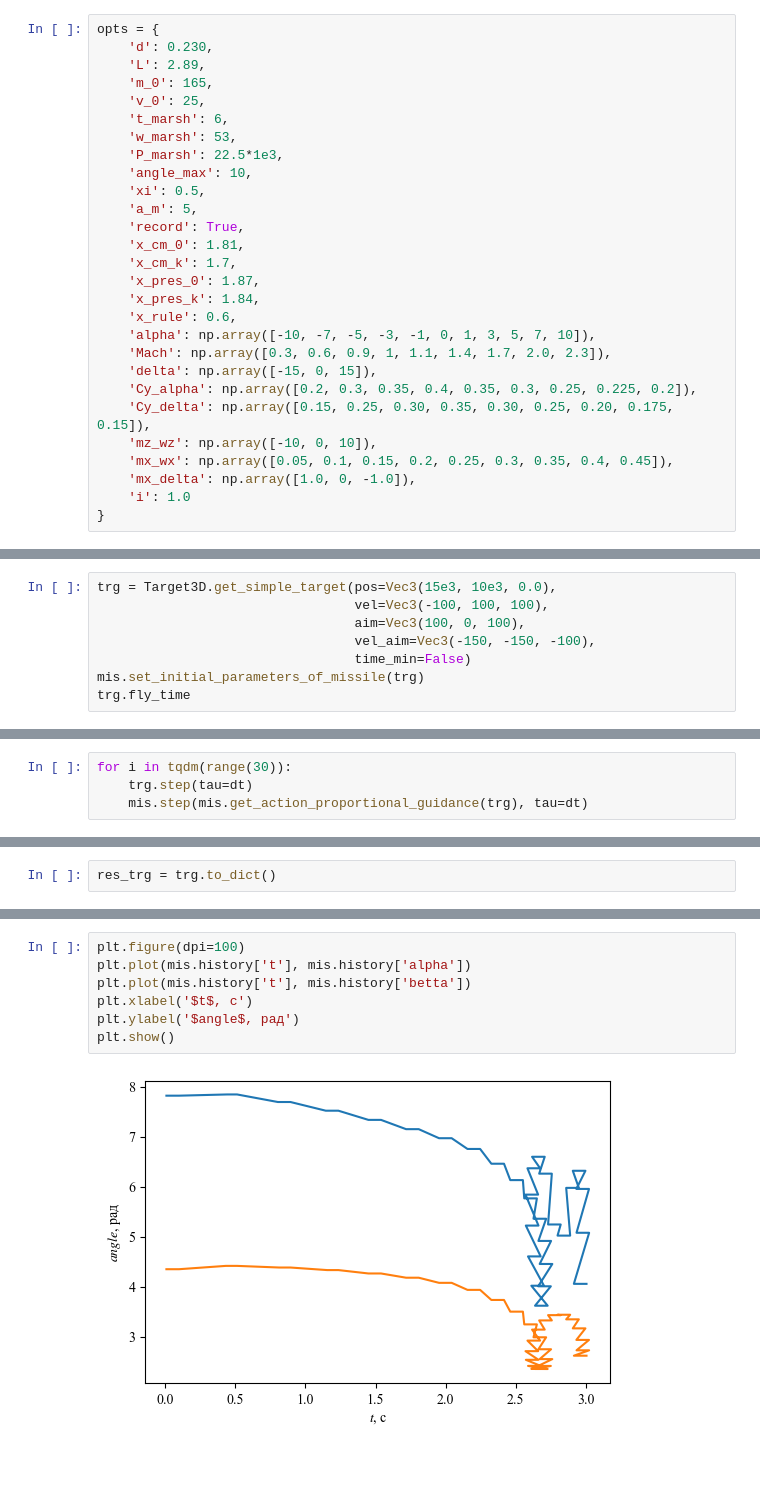
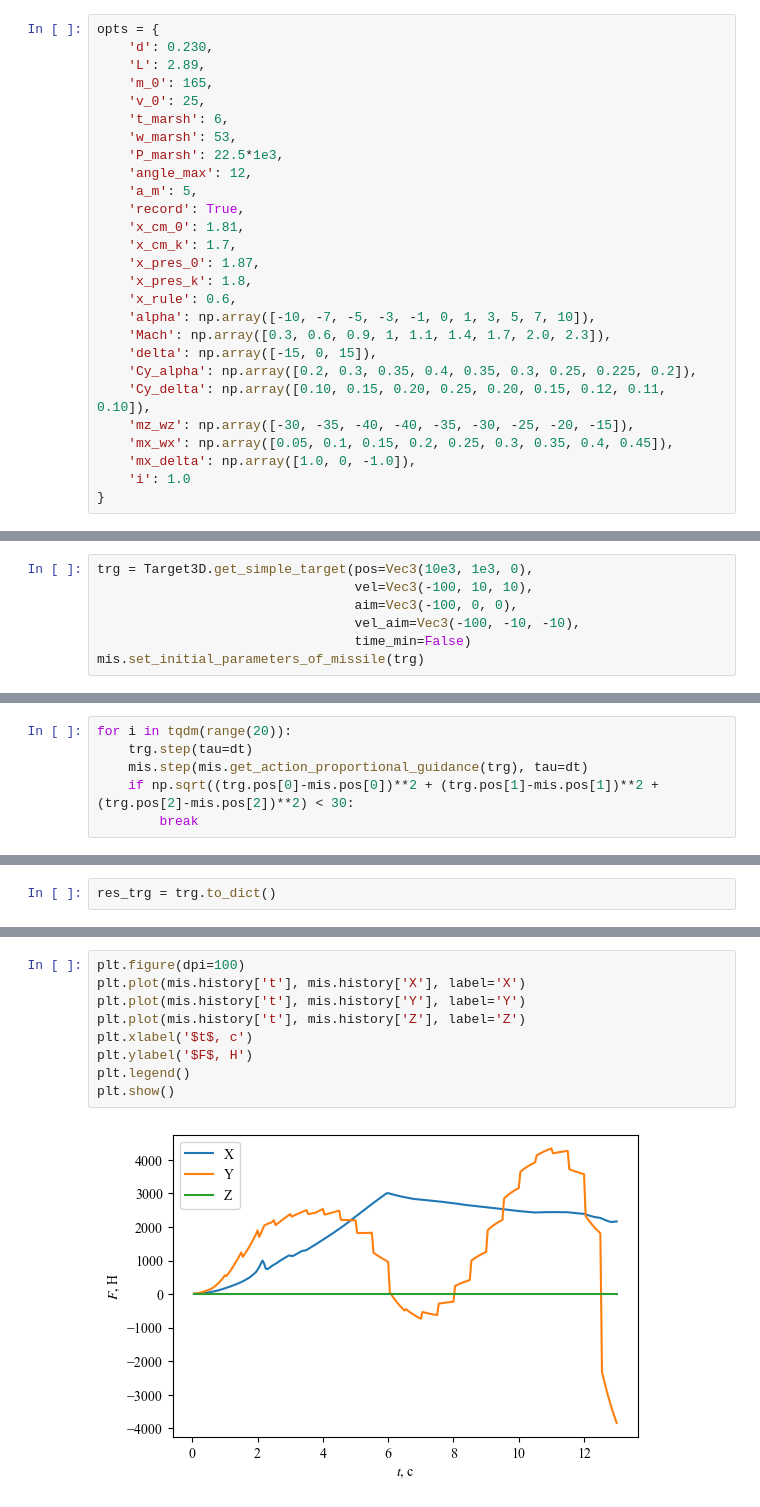
Before and after one commit to kirtis26/Missile3D, a Jupyter notebook: Missile3D.ipynb, the cells around one changed output, grey strips where cells are left out. Drawn from its saved outputs; the diff is of its cells as text; blank space fills up the shorter version.

```diff
--- a/Missile3D.ipynb
+++ b/Missile3D.ipynb
@@ -900,21 +760,20 @@ opts = {
     't_marsh': 6,
     'w_marsh': 53,
     'P_marsh': 22.5*1e3,
-    'angle_max': 10,
-    'xi': 0.5,
+    'angle_max': 12,
     'a_m': 5,
     'record': True,
     'x_cm_0': 1.81,
     'x_cm_k': 1.7,
     'x_pres_0': 1.87,
-    'x_pres_k': 1.84,
+    'x_pres_k': 1.8,
     'x_rule': 0.6,
     'alpha': np.array([-10, -7, -5, -3, -1, 0, 1, 3, 5, 7, 10]),
     'Mach': np.array([0.3, 0.6, 0.9, 1, 1.1, 1.4, 1.7, 2.0, 2.3]),
     'delta': np.array([-15, 0, 15]),
     'Cy_alpha': np.array([0.2, 0.3, 0.35, 0.4, 0.35, 0.3, 0.25, 0.225, 0.2]),
-    'Cy_delta': np.array([0.15, 0.25, 0.30, 0.35, 0.30, 0.25, 0.20, 0.175, 0.15]),
-    'mz_wz': np.array([-10, 0, 10]),
+    'Cy_delta': np.array([0.10, 0.15, 0.20, 0.25, 0.20, 0.15, 0.12, 0.11, 0.10]),
+    'mz_wz': np.array([-30, -35, -40, -40, -35, -30, -25, -20, -15]),
     'mx_wx': np.array([0.05, 0.1, 0.15, 0.2, 0.25, 0.3, 0.35, 0.4, 0.45]),
     'mx_delta': np.array([1.0, 0, -1.0]),
     'i': 1.0
@@ -930,10 +785,9 @@ from Target3D import Target3D
 import matplotlib.pyplot as plt
 from tqdm import tqdm
 # %%
-trg = Target3D.get_simple_target(pos=Vec3(15e3, 10e3, 0.0),
-                                 vel=Vec3(-100, 100, 100),
-                                 aim=Vec3(100, 0, 100),
-                                 vel_aim=Vec3(-150, -150, -100),
+trg = Target3D.get_simple_target(pos=Vec3(10e3, 1e3, 0),
+                                 vel=Vec3(-100, 10, 10),
+                                 aim=Vec3(-100, 0, 0),
+                                 vel_aim=Vec3(-100, -10, -10),
                                  time_min=False)
 mis.set_initial_parameters_of_missile(trg)
-trg.fly_time
@@ -956,4 +808,6 @@ dt = 0.5
 # %%
-for i in tqdm(range(30)):
+for i in tqdm(range(20)):
     trg.step(tau=dt)
     mis.step(mis.get_action_proportional_guidance(trg), tau=dt)
+    if np.sqrt((trg.pos[0]-mis.pos[0])**2 + (trg.pos[1]-mis.pos[1])**2 + (trg.pos[2]-mis.pos[2])**2) < 30:
+        break
@@ -1035,9 +900,11 @@ plt.show()
 # %%
 plt.figure(dpi=100)
-plt.plot(mis.history['t'], mis.history['alpha'])
-plt.plot(mis.history['t'], mis.history['betta'])
+plt.plot(mis.history['t'], mis.history['X'], label='X')
+plt.plot(mis.history['t'], mis.history['Y'], label='Y')
+plt.plot(mis.history['t'], mis.history['Z'], label='Z')
 plt.xlabel('$t$, c')
-plt.ylabel('$angle$, рад')
+plt.ylabel('$F$, Н')
+plt.legend()
 plt.show()
 # %% [output]
-[figure, old version]
+[figure, new version]
```
Also changed, not shown: parts of 22 cells of this notebook.
